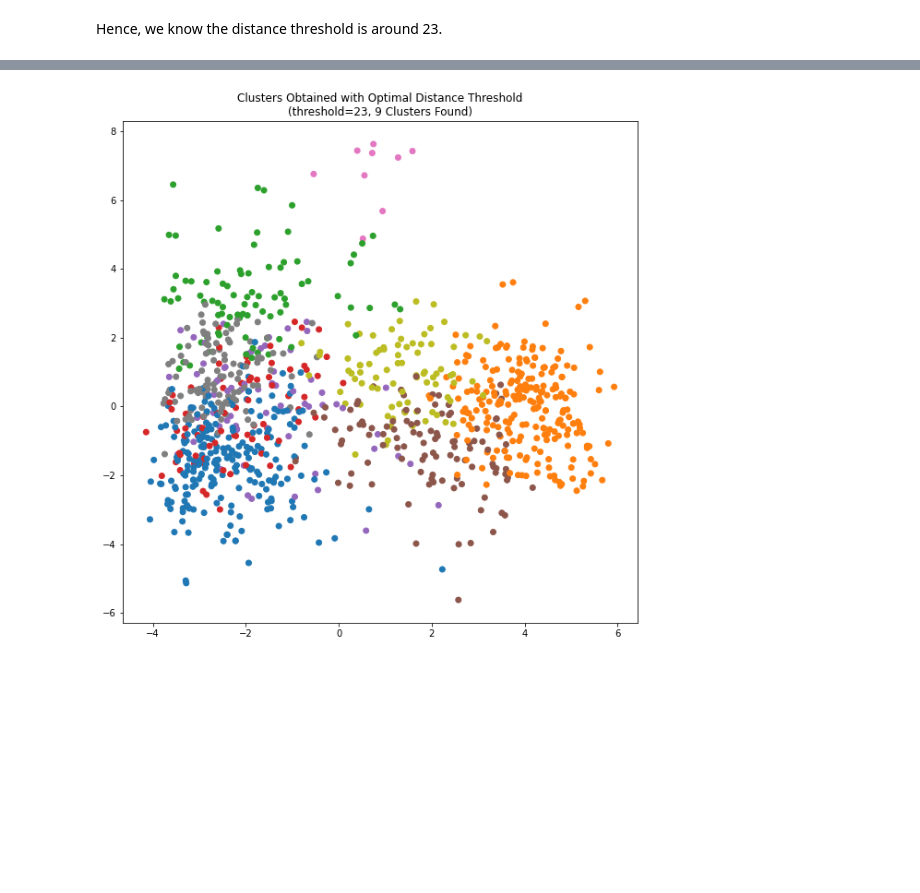
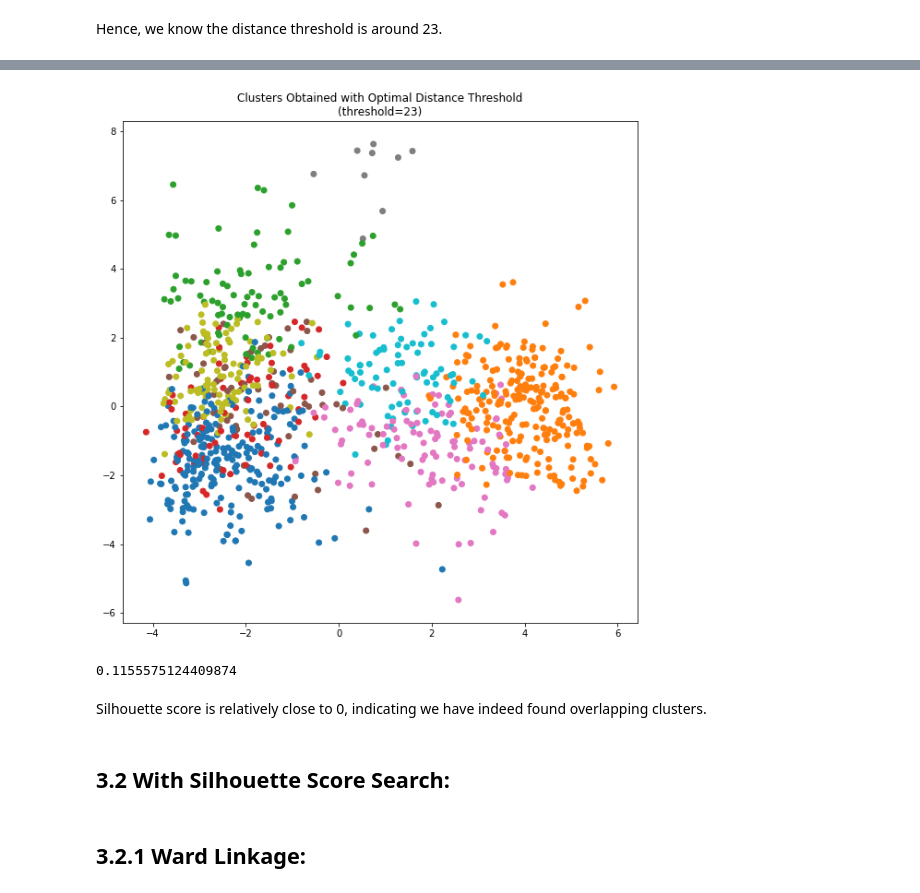
Before and after one commit to simonou99/music_genre_classification, a Jupyter notebook: agg.ipynb, the cells around one changed output, grey strips where cells are left out. Drawn from its saved outputs; the diff is of its cells as text; code cells hidden in the pictures; blank space fills up the shorter version.

```diff
--- a/agg.ipynb
+++ b/agg.ipynb
@@ -105,7 +105,7 @@ def preprocessing(data):
     X = StandardScaler().fit_transform(X)
     pca = PCA(n_components = 0.95)
     X = pca.fit_transform(X)
-    X = pd.DataFrame(data = X)
+    y = y.to_numpy()
     return X, y
 # %%
 X, y = preprocessing(_30sec)
@@ -280,11 +274,21 @@ yhat_opt = _30_model_opt.labels_
 # %%
 #fig = plt.figure(figsize=(10, 10))
 #ax = fig.add_subplot(projection='3d')
-color = ListedColormap(plt.rcParams['axes.prop_cycle'].by_key()['color'][:9])
+color = ListedColormap(plt.rcParams['axes.prop_cycle'].by_key()['color'])
 plt.figure(figsize=(10, 10))
 #ax.scatter(X_3d.T[0], X_3d.T[1], X_3d.T[2], c=yhat_opt, cmap=color, marker='o')
 plt.scatter(X_2d.T[0], X_2d.T[1], c=yhat_opt, cmap=color, marker='o')
-plt.title('Clusters Obtained with Optimal Distance Threshold\n(threshold=23, 9 Clusters Found)')
+plt.title('Clusters Obtained with Optimal Distance Threshold\n(threshold=23)')
 plt.show()
 # %% [output]
-[figure, old version]
+[figure, new version]
+# %%
+sklearn.metrics.silhouette_score(X, yhat_opt, random_state=123)
+# %% [output]
+0.1155575124409874
+# %% [markdown]
+Silhouette score is relatively close to 0, indicating we have indeed found overlapping clusters.
+# %% [markdown]
+## 3.2 With Silhouette Score Search:
+# %% [markdown]
+## 3.2.1 Ward Linkage:
```
Also changed, not shown: parts of 63 cells of this notebook.
